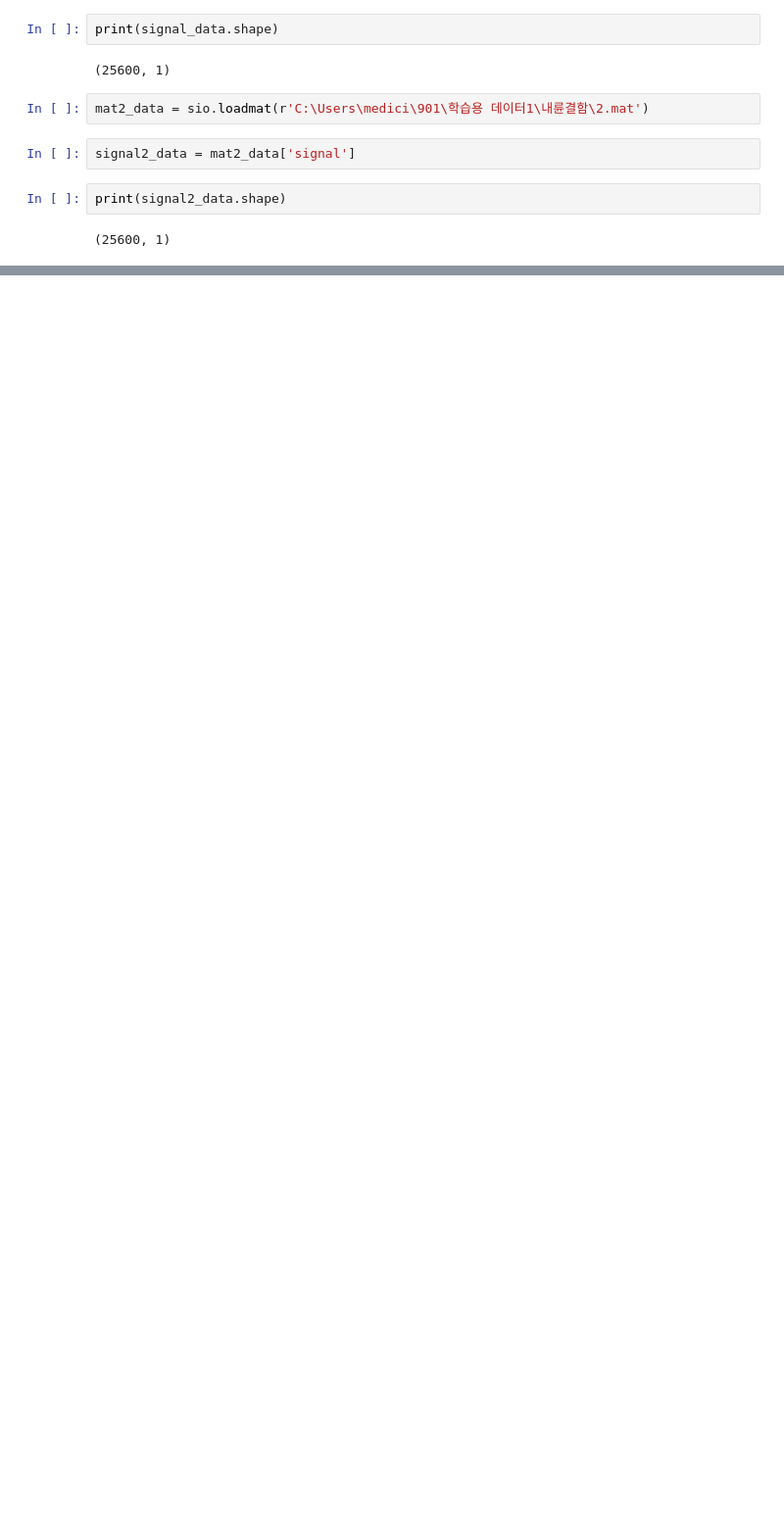
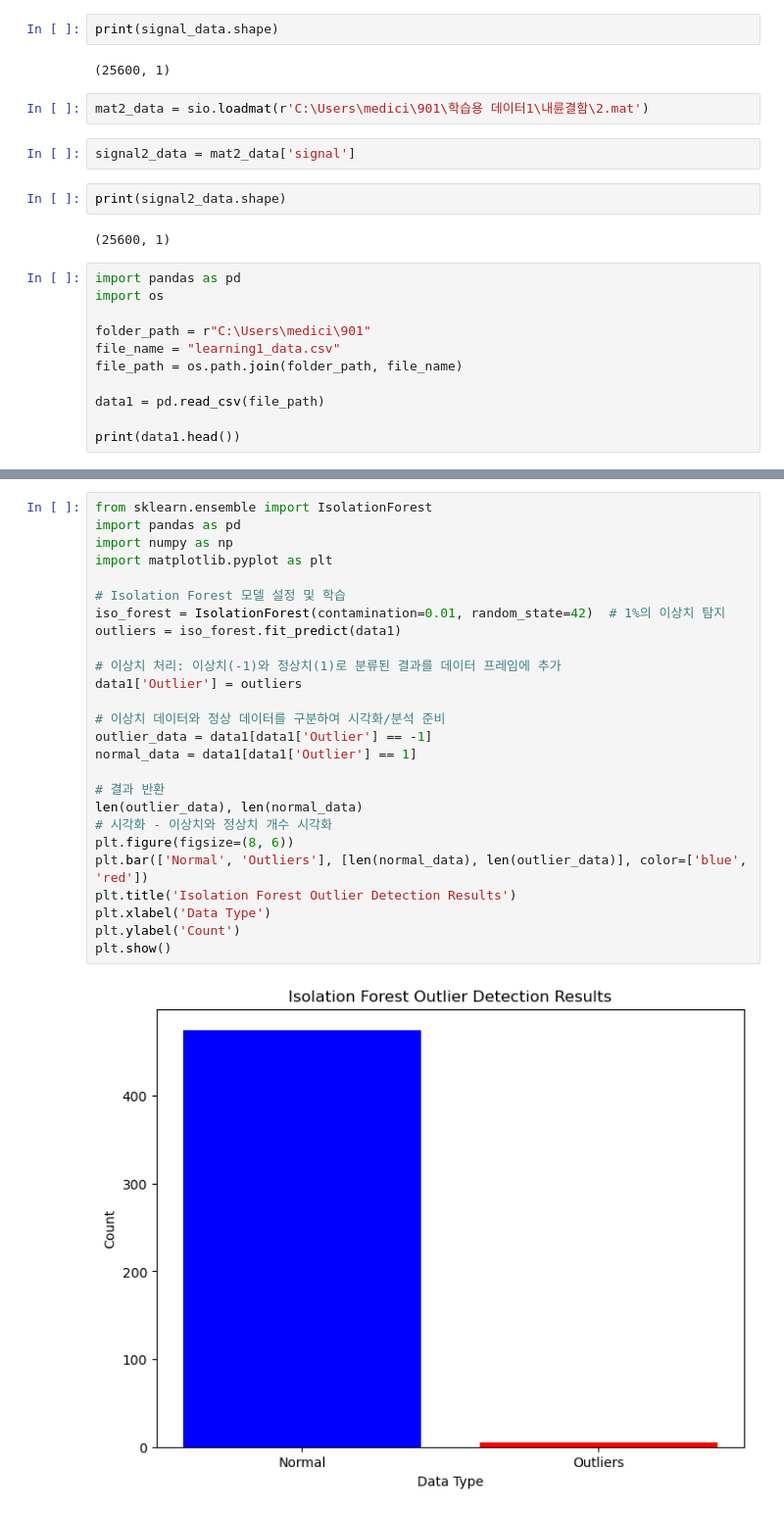
Before and after one commit to sanghyun0714/team901, a Jupyter notebook: yuree_basic.ipynb, the cells around one changed output, grey strips where cells are left out. Shown at 98% size. Drawn from its saved outputs; the diff is of its cells as text; blank space fills up the shorter version.

Commit message:
이상치 확인 - isolation forest

```diff
--- a/yuree_basic.ipynb
+++ b/yuree_basic.ipynb
@@ -48,3 +48,14 @@ signal2_data = mat2_data['signal']
 print(signal2_data.shape)
 # %% [output]
 (25600, 1)
+# %%
+import pandas as pd
+import os
+
+folder_path = r"C:\Users\medici\901"
+file_name = "learning1_data.csv"
+file_path = os.path.join(folder_path, file_name)
+
+data1 = pd.read_csv(file_path)
+
+print(data1.head())
@@ -50,0 +114,28 @@ print(signal2_data.shape)
+# %%
+from sklearn.ensemble import IsolationForest
+import pandas as pd
+import numpy as np
+import matplotlib.pyplot as plt
+
+# Isolation Forest 모델 설정 및 학습
+iso_forest = IsolationForest(contamination=0.01, random_state=42)  # 1%의 이상치 탐지
+outliers = iso_forest.fit_predict(data1)
+
+# 이상치 처리: 이상치(-1)와 정상치(1)로 분류된 결과를 데이터 프레임에 추가
+data1['Outlier'] = outliers
+
+# 이상치 데이터와 정상 데이터를 구분하여 시각화/분석 준비
+outlier_data = data1[data1['Outlier'] == -1]
+normal_data = data1[data1['Outlier'] == 1]
+
+# 결과 반환
+len(outlier_data), len(normal_data)
+# 시각화 - 이상치와 정상치 개수 시각화
+plt.figure(figsize=(8, 6))
+plt.bar(['Normal', 'Outliers'], [len(normal_data), len(outlier_data)], color=['blue', 'red'])
+plt.title('Isolation Forest Outlier Detection Results')
+plt.xlabel('Data Type')
+plt.ylabel('Count')
+plt.show()
+# %% [output]
+[figure, added]
```
Also changed, not shown: parts of 20 cells of this notebook, 1 other file.
